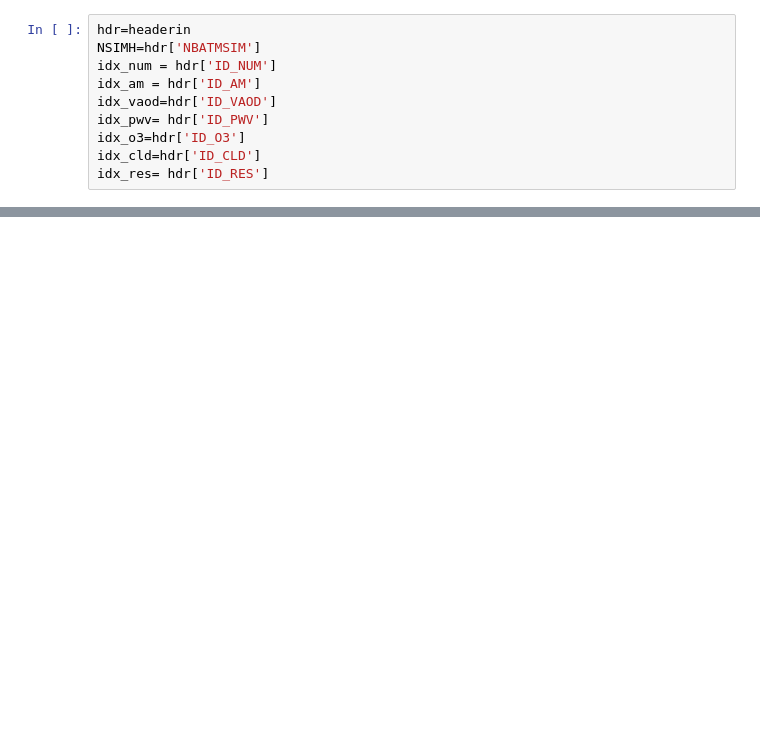
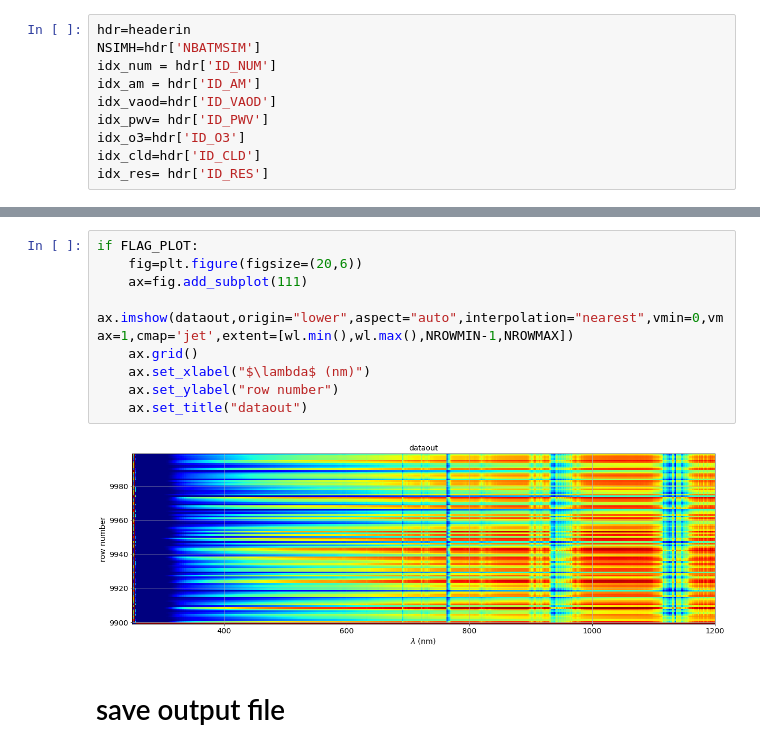
Before and after one commit to sylvielsstfr/PhotomCorrectAuxTel, a Jupyter notebook: tools/MakeAtmosphericTransparencyProd/simulateatmtransparency.ipynb, the cells around one changed output, grey strips where cells are left out. Saved outputs shown, nothing was run; the diff lists cells and outputs as text; blank space fills up the shorter version.

```diff
--- a/tools/MakeAtmosphericTransparencyProd/simulateatmtransparency.ipynb
+++ b/tools/MakeAtmosphericTransparencyProd/simulateatmtransparency.ipynb
@@ -258,0 +328,13 @@ plt.plot(wl,atm)
+# %%
+if FLAG_PLOT:
+    fig=plt.figure(figsize=(20,6))
+    ax=fig.add_subplot(111)
+    ax.imshow(dataout,origin="lower",aspect="auto",interpolation="nearest",vmin=0,vmax=1,cmap='jet',extent=[wl.min(),wl.max(),NROWMIN-1,NROWMAX])
+    ax.grid()
+    ax.set_xlabel("$\lambda$ (nm)")
+    ax.set_ylabel("row number")
+    ax.set_title("dataout")
+# %% [output]
+[figure, added]
+# %% [markdown]
+# save output file
```
Also changed, not shown: parts of 22 cells of this notebook, 3 other files.
